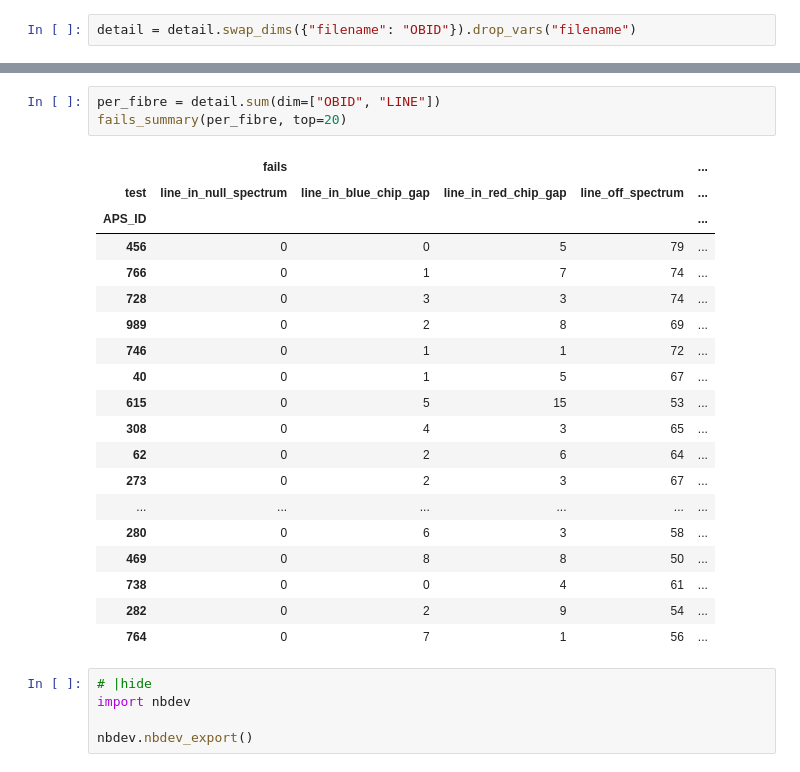
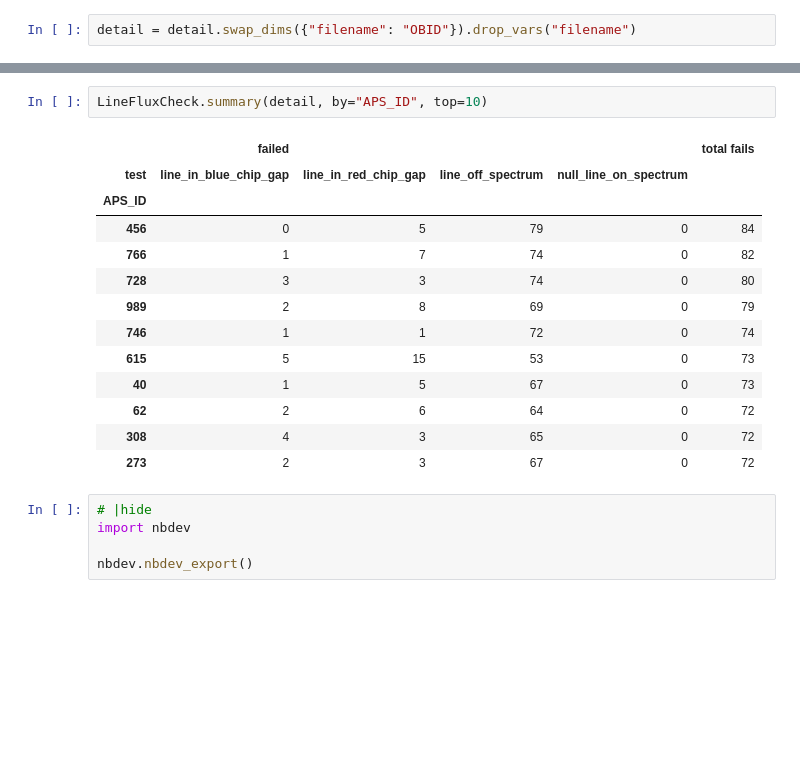
Before and after one commit to bamford/qagmire, a Jupyter notebook: nbs/02_quality_assurance.ipynb, the cells around one changed output, grey strips where cells are left out. Cells and saved outputs as stored; diff of their text form; blank space fills up the shorter version.

Commit message:
Added test summarry method and some tidying

```diff
--- a/nbs/02_quality_assurance.ipynb
+++ b/nbs/02_quality_assurance.ipynb
@@ -457,26 +594,19 @@ fails_summary(per_line)
 # %%
-per_fibre = detail.sum(dim=["OBID", "LINE"])
-fails_summary(per_fibre, top=20)
+LineFluxCheck.summary(detail, by="APS_ID", top=10)
 # %% [output]
-|  | fails |  |  |  | ... |
-| test | line_in_null_spectrum | line_in_blue_chip_gap | line_in_red_chip_gap | line_off_spectrum | ... |
-| APS_ID |  |  |  |  | ... |
-| 456 | 0 | 0 | 5 | 79 | ... |
-| 766 | 0 | 1 | 7 | 74 | ... |
-| 728 | 0 | 3 | 3 | 74 | ... |
-| 989 | 0 | 2 | 8 | 69 | ... |
-| 746 | 0 | 1 | 1 | 72 | ... |
-| 40 | 0 | 1 | 5 | 67 | ... |
-| 615 | 0 | 5 | 15 | 53 | ... |
-| 308 | 0 | 4 | 3 | 65 | ... |
-| 62 | 0 | 2 | 6 | 64 | ... |
-| 273 | 0 | 2 | 3 | 67 | ... |
-| ... | ... | ... | ... | ... | ... |
-| 280 | 0 | 6 | 3 | 58 | ... |
-| 469 | 0 | 8 | 8 | 50 | ... |
-| 738 | 0 | 0 | 4 | 61 | ... |
-| 282 | 0 | 2 | 9 | 54 | ... |
-| 764 | 0 | 7 | 1 | 56 | ... |
+|  | failed |  |  |  | total fails |
+| test | line_in_blue_chip_gap | line_in_red_chip_gap | line_off_spectrum | null_line_on_spectrum |  |
+| APS_ID |  |  |  |  |  |
+| 456 | 0 | 5 | 79 | 0 | 84 |
+| 766 | 1 | 7 | 74 | 0 | 82 |
+| 728 | 3 | 3 | 74 | 0 | 80 |
+| 989 | 2 | 8 | 69 | 0 | 79 |
+| 746 | 1 | 1 | 72 | 0 | 74 |
+| 615 | 5 | 15 | 53 | 0 | 73 |
+| 40 | 1 | 5 | 67 | 0 | 73 |
+| 62 | 2 | 6 | 64 | 0 | 72 |
+| 308 | 4 | 3 | 65 | 0 | 72 |
+| 273 | 2 | 3 | 67 | 0 | 72 |
 # %%
 # |hide
 import nbdev
```
Also changed, not shown: parts of 32 cells of this notebook, 6 other files.
